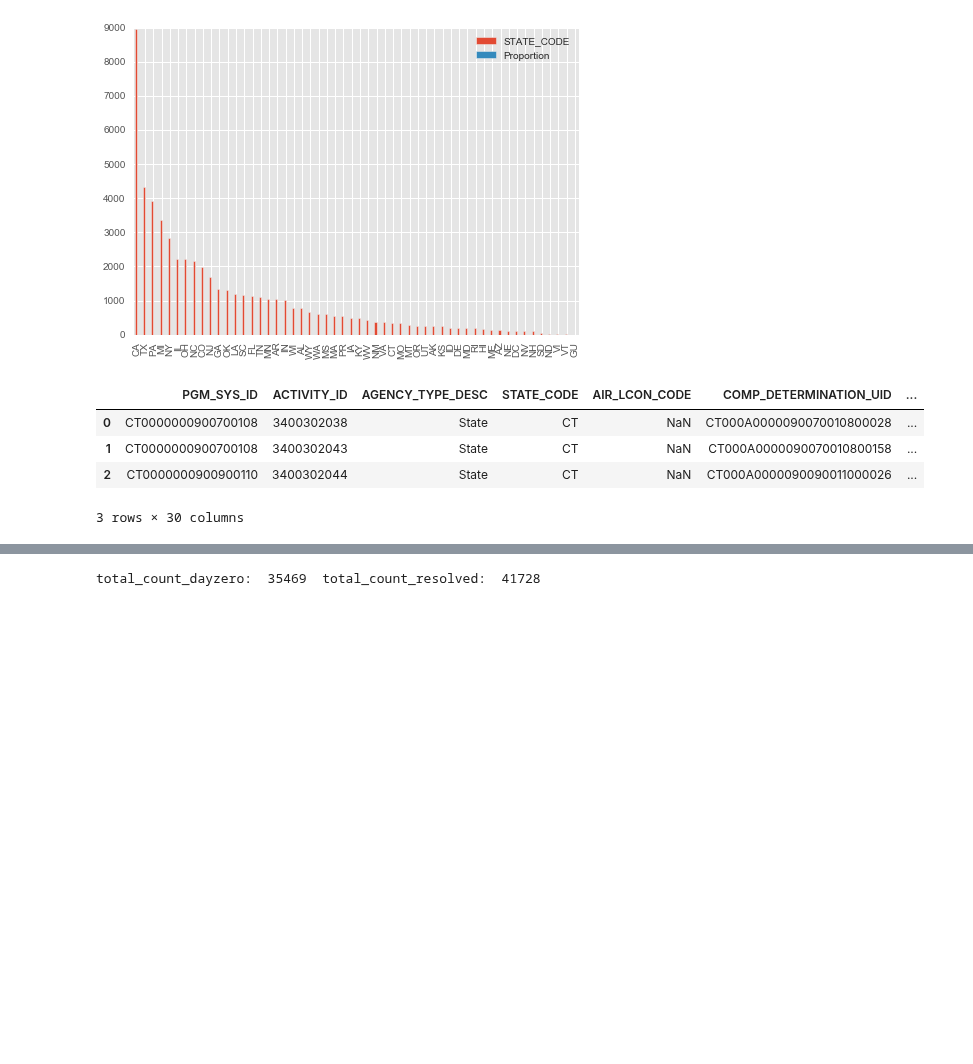
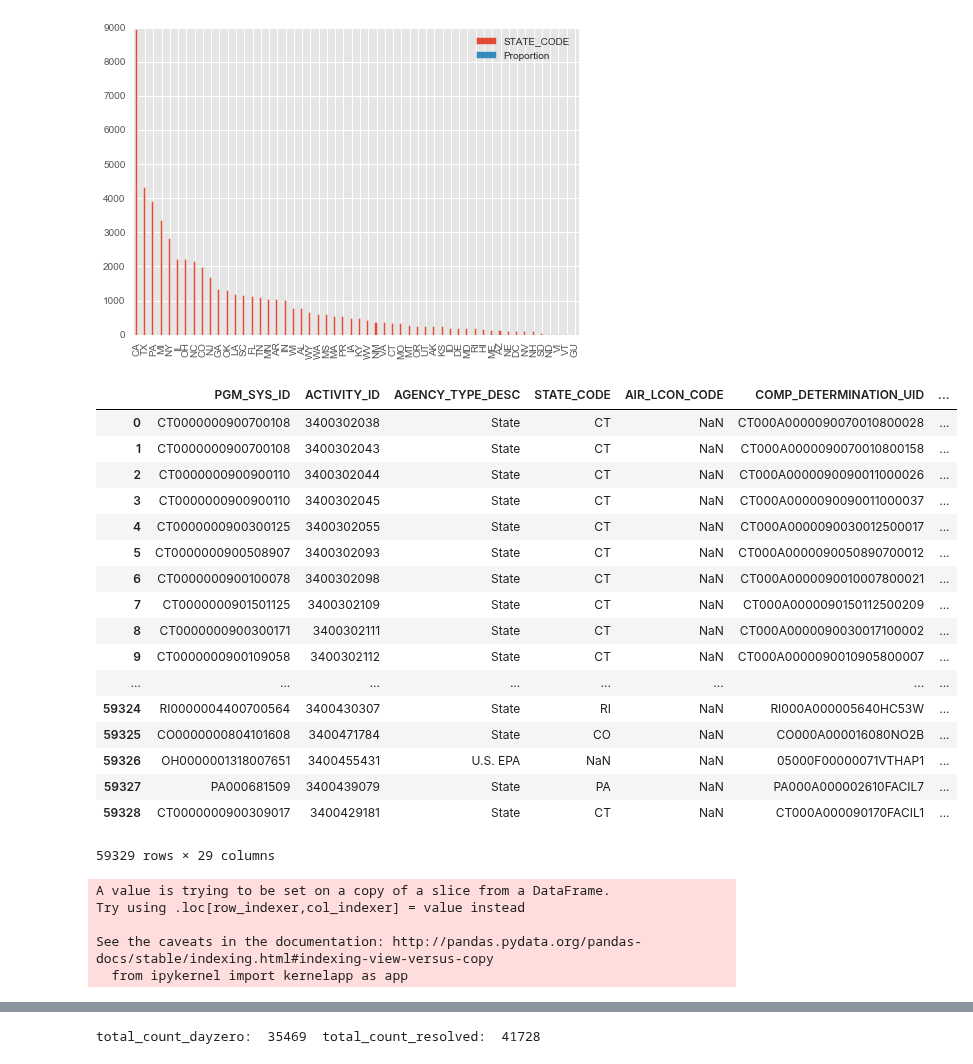
Before and after one commit to Aycrazy/ML_Project, a Jupyter notebook: ICIS_explore_2.ipynb, the cells around one changed output, grey strips where cells are left out. Saved outputs shown, nothing was run; the diff lists cells and outputs as text; code cells hidden in the pictures; blank space fills up the shorter version.

Commit message:
figured out date fun

```diff
--- a/ICIS_explore_2.ipynb
+++ b/ICIS_explore_2.ipynb
@@ -46,3 +58,24 @@ df_violations_hpv_date_info = get_occupied_frame(df_violations,date_attributes,d
+# %%
+df_violations
+# %% [output]
+|  | PGM_SYS_ID | ACTIVITY_ID | AGENCY_TYPE_DESC | STATE_CODE | AIR_LCON_CODE | COMP_DETERMINATION_UID | ... |
+| 0 | CT0000000900700108 | 3400302038 | State | CT | NaN | CT000A0000090070010800028 | ... |
+| 1 | CT0000000900700108 | 3400302043 | State | CT | NaN | CT000A0000090070010800158 | ... |
+| 2 | CT0000000900900110 | 3400302044 | State | CT | NaN | CT000A0000090090011000026 | ... |
+| 3 | CT0000000900900110 | 3400302045 | State | CT | NaN | CT000A0000090090011000037 | ... |
+| 4 | CT0000000900300125 | 3400302055 | State | CT | NaN | CT000A0000090030012500017 | ... |
+| 5 | CT0000000900508907 | 3400302093 | State | CT | NaN | CT000A0000090050890700012 | ... |
+| 6 | CT0000000900100078 | 3400302098 | State | CT | NaN | CT000A0000090010007800021 | ... |
+| 7 | CT0000000901501125 | 3400302109 | State | CT | NaN | CT000A0000090150112500209 | ... |
+| 8 | CT0000000900300171 | 3400302111 | State | CT | NaN | CT000A0000090030017100002 | ... |
+| 9 | CT0000000900109058 | 3400302112 | State | CT | NaN | CT000A0000090010905800007 | ... |
+| ... | ... | ... | ... | ... | ... | ... | ... |
+| 59324 | RI0000004400700564 | 3400430307 | State | RI | NaN | RI000A000005640HC53W | ... |
+| 59325 | CO0000000804101608 | 3400471784 | State | CO | NaN | CO000A000016080NO2B | ... |
+| 59326 | OH0000001318007651 | 3400455431 | U.S. EPA | NaN | NaN | 05000F00000071VTHAP1 | ... |
+| 59327 | PA000681509 | 3400439079 | State | PA | NaN | PA000A000002610FACIL7 | ... |
+| 59328 | CT0000000900309017 | 3400429181 | State | CT | NaN | CT000A000090170FACIL1 | ... |
+59329 rows × 29 columns
 # %%
 def create_date_charts(df, original_date_columns):
     for date_column in original_date_columns:
@@ -52,9 +85,11 @@ def create_date_charts(df, original_date_columns):
     plt.show()
-# %%
-df_violations_hpv_date_info.head(3)
-# %% [output]
-|  | PGM_SYS_ID | ACTIVITY_ID | AGENCY_TYPE_DESC | STATE_CODE | AIR_LCON_CODE | COMP_DETERMINATION_UID | ... |
-| 0 | CT0000000900700108 | 3400302038 | State | CT | NaN | CT000A0000090070010800028 | ... |
-| 1 | CT0000000900700108 | 3400302043 | State | CT | NaN | CT000A0000090070010800158 | ... |
-| 2 | CT0000000900900110 | 3400302044 | State | CT | NaN | CT000A0000090090011000026 | ... |
-3 rows × 30 columns
+# %%
+df_violations_no_date_na = df_violations.dropna(subset=['HPV_RESOLVED_DATE_datetime','HPV_DAYZERO_DATE_datetime'])
+df_violations_no_date_na['DAYS_TO_RESOLVE'] = pd.to_datetime(df_violations_no_date_na['HPV_RESOLVED_DATE_datetime']).sub(pd.to_datetime(df_violations_no_date_na['HPV_DAYZERO_DATE_datetime']))
+#df_no = df_violations_no_date_na['HPV_RESOLVED_DATE_datetime']- df_violations_no_date_na['HPV_DAYZERO_DATE_datetime']
+# %% [output]
+A value is trying to be set on a copy of a slice from a DataFrame.
+Try using .loc[row_indexer,col_indexer] = value instead
+
+See the caveats in the documentation: http://pandas.pydata.org/pandas-docs/stable/indexing.html#indexing-view-versus-copy
+  from ipykernel import kernelapp as app
```
Also changed, not shown: parts of 16 cells of this notebook.
